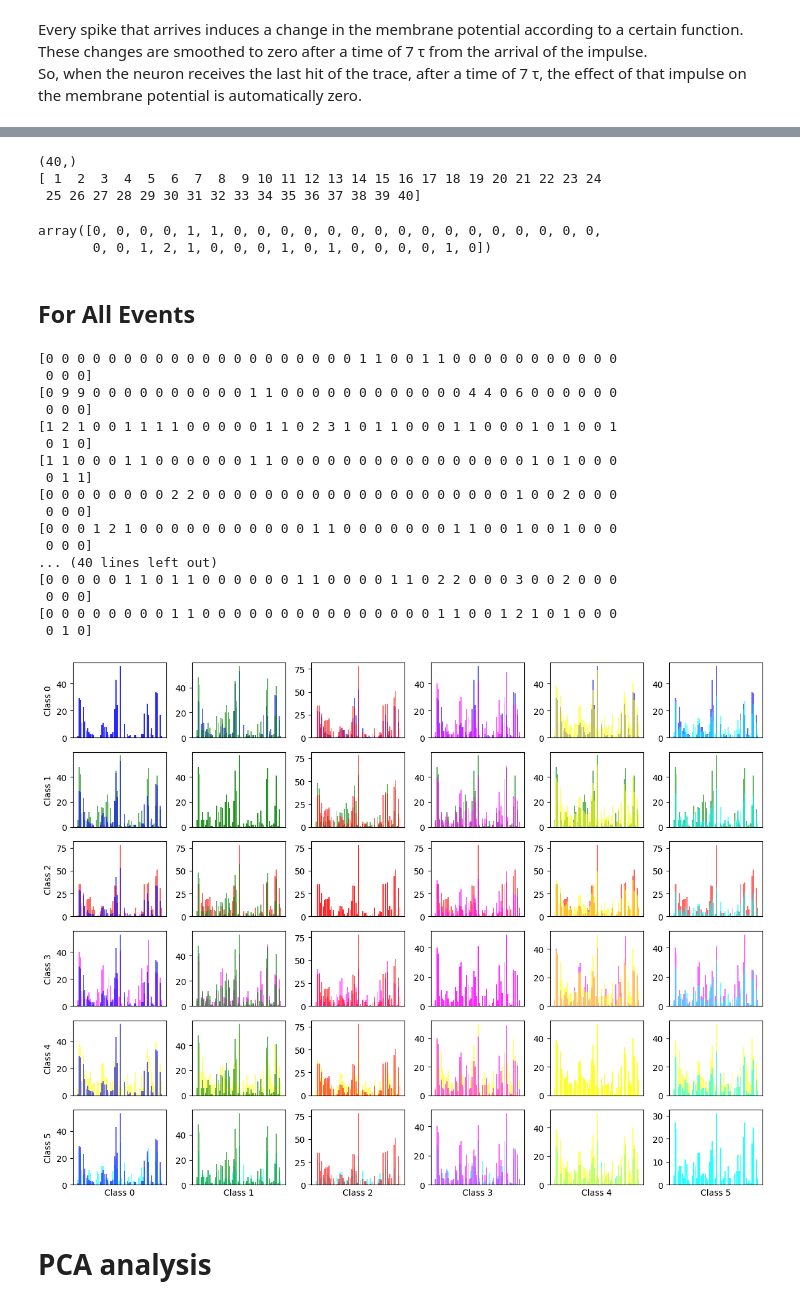
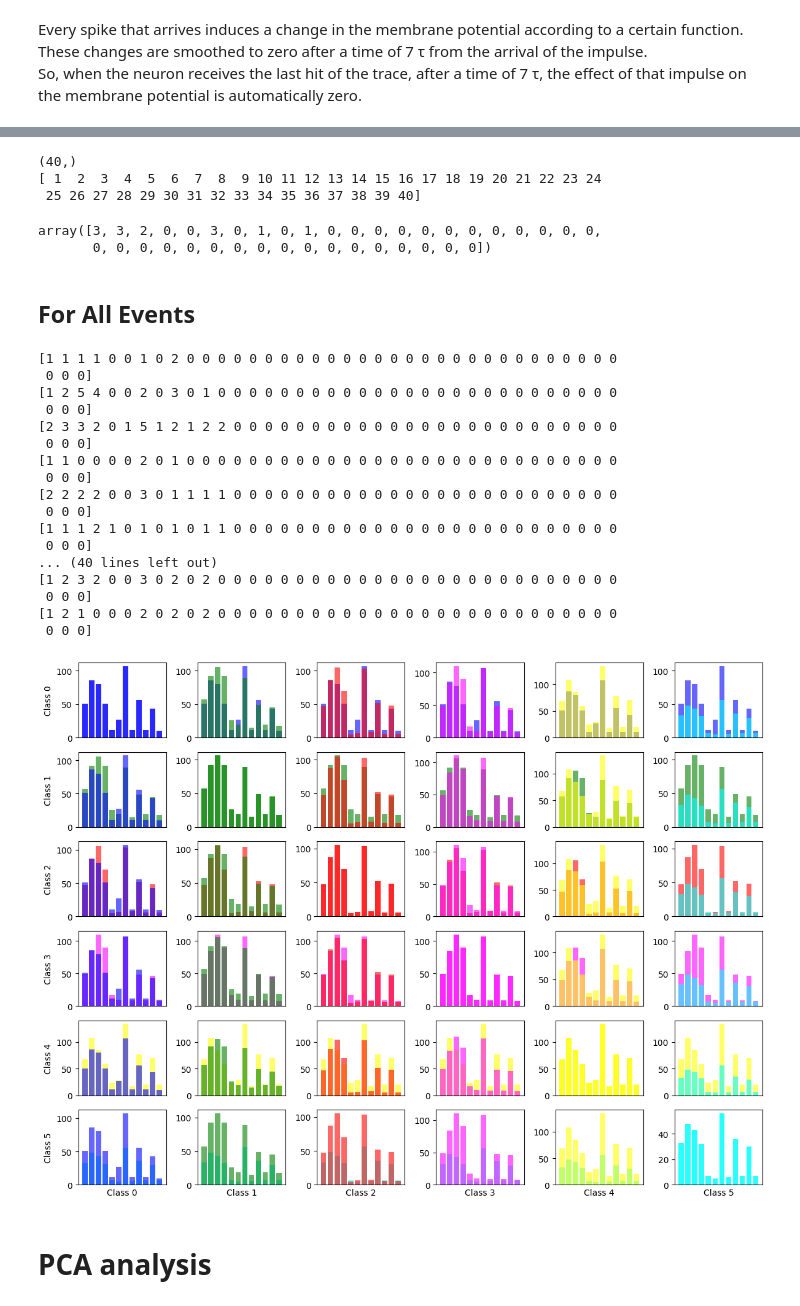
Before and after one commit to Fabiocufino/CMS-SpikingNeuralNetwork, a Jupyter notebook: Code/KNN.ipynb, the cells around one changed output, grey strips where cells are left out. Cells and saved outputs as stored; diff of their text form; code cells hidden in the pictures.

```diff
--- a/Code/KNN.ipynb
+++ b/Code/KNN.ipynb
@@ -4,7 +4,7 @@ import numpy as np
 import pandas as pd
 import matplotlib.pyplot as plt
 # %%
-data_pd = pd.read_csv('/Users/Fabio/Desktop/CMS-SpikingNeuralNetwork/Code/NL0=30_NL1=30_NCl=6_CF01=0.80_CFI0=0.80_CFI1=0.80_alfa=1.00_output.csv') #NEW WORKs
+data_pd = pd.read_csv('/Users/Fabio/Desktop/CMS-SpikingNeuralNetwork/Code/MODE/CSV/NL0=6_NL1=6_NCl=6_CF01=1.00_CFI0=1.00_CFI1=1.00_alfa=0.25_output.csv') #NEW WORKs
 # data_pd = pd.read_csv("NL0=20_NL1=20_NCl=6_CF01=1.00_CFI0=1.00_CFI1=1.00_alfa=0.90_output.csv") #OLD WORKS
 data_pd.describe()
 # %% [output]
@@ -53,6 +52,6 @@ plt.axhline(0, c = 'r')
 # %% [markdown]
 ## Looking at one single event
 # %%
-N_EV = np.unique(data['Event'][data['Pclass'] == 5])[-11]
+N_EV = np.unique(data['Event'][data['Pclass'] == 5])[-6]
 N_EV
 # %% [output]
@@ -139,8 +135,8 @@ hist_y
 (40,)
 [ 1  2  3  4  5  6  7  8  9 10 11 12 13 14 15 16 17 18 19 20 21 22 23 24
  25 26 27 28 29 30 31 32 33 34 35 36 37 38 39 40]
-array([0, 0, 0, 0, 1, 1, 0, 0, 0, 0, 0, 0, 0, 0, 0, 0, 0, 0, 0, 0, 0, 0,
-       0, 0, 1, 2, 1, 0, 0, 0, 1, 0, 1, 0, 0, 0, 0, 1, 0])
+array([3, 3, 2, 0, 0, 3, 0, 1, 0, 1, 0, 0, 0, 0, 0, 0, 0, 0, 0, 0, 0, 0,
+       0, 0, 0, 0, 0, 0, 0, 0, 0, 0, 0, 0, 0, 0, 0, 0, 0])
 # %% [markdown]
 ## For All Events
 # %%
@@ -183,25 +179,25 @@ N_EV_class5 = np.unique(data['Event'][data['Pclass'] == 5])
 for EV in N_EV_class5:
     print(get_hist_neuron(EV, data,40))
 # %% [output]
-[0 0 0 0 0 0 0 0 0 0 0 0 0 0 0 0 0 0 0 0 1 1 0 0 1 1 0 0 0 0 0 0 0 0 0 0 0
+[1 1 1 1 0 0 1 0 2 0 0 0 0 0 0 0 0 0 0 0 0 0 0 0 0 0 0 0 0 0 0 0 0 0 0 0 0
  0 0 0]
-[0 9 9 0 0 0 0 0 0 0 0 0 0 1 1 0 0 0 0 0 0 0 0 0 0 0 0 4 4 0 6 0 0 0 0 0 0
+[1 2 5 4 0 0 2 0 3 0 1 0 0 0 0 0 0 0 0 0 0 0 0 0 0 0 0 0 0 0 0 0 0 0 0 0 0
  0 0 0]
-[1 2 1 0 0 1 1 1 1 0 0 0 0 0 1 1 0 2 3 1 0 1 1 0 0 0 1 1 0 0 0 1 0 1 0 0 1
- 0 1 0]
-[1 1 0 0 0 1 1 0 0 0 0 0 0 1 1 0 0 0 0 0 0 0 0 0 0 0 0 0 0 0 0 1 0 1 0 0 0
- 0 1 1]
-[0 0 0 0 0 0 0 0 2 2 0 0 0 0 0 0 0 0 0 0 0 0 0 0 0 0 0 0 0 0 1 0 0 2 0 0 0
+[2 3 3 2 0 1 5 1 2 1 2 2 0 0 0 0 0 0 0 0 0 0 0 0 0 0 0 0 0 0 0 0 0 0 0 0 0
  0 0 0]
-[0 0 0 1 2 1 0 0 0 0 0 0 0 0 0 0 0 1 1 0 0 0 0 0 0 0 1 1 0 0 1 0 0 1 0 0 0
+[1 1 0 0 0 0 2 0 1 0 0 0 0 0 0 0 0 0 0 0 0 0 0 0 0 0 0 0 0 0 0 0 0 0 0 0 0
+ 0 0 0]
+[2 2 2 2 0 0 3 0 1 1 1 1 0 0 0 0 0 0 0 0 0 0 0 0 0 0 0 0 0 0 0 0 0 0 0 0 0
+ 0 0 0]
+[1 1 1 2 1 0 1 0 1 0 1 1 0 0 0 0 0 0 0 0 0 0 0 0 0 0 0 0 0 0 0 0 0 0 0 0 0
  0 0 0]
 ... (40 lines left out)
-[0 0 0 0 0 1 1 0 1 1 0 0 0 0 0 0 1 1 0 0 0 0 1 1 0 2 2 0 0 0 3 0 0 2 0 0 0
+[1 2 3 2 0 0 3 0 2 0 2 0 0 0 0 0 0 0 0 0 0 0 0 0 0 0 0 0 0 0 0 0 0 0 0 0 0
  0 0 0]
-[0 0 0 0 0 0 0 0 1 1 0 0 0 0 0 0 0 0 0 0 0 0 0 0 0 1 1 0 0 1 2 1 0 1 0 0 0
- 0 1 0]
+[1 2 1 0 0 0 2 0 2 0 2 0 0 0 0 0 0 0 0 0 0 0 0 0 0 0 0 0 0 0 0 0 0 0 0 0 0
+ 0 0 0]
 # %%
-N_NEUR = 60
+N_NEUR = 12
 
 hist0 = np.zeros(N_NEUR)
 hist1 = np.zeros(N_NEUR)
@@ -250,34 +246,34 @@ for EV in N_EV_class4:
 for EV in N_EV_class5:
     hist5 = hist5 + get_hist_neuron(EV, data,N_NEUR)
     H5.append(get_hist_neuron(EV, data,N_NEUR))
 
 
 HISTS = [hist0, hist1, hist2, hist3, hist4, hist5]
 HISTS = np.array(HISTS)
 
 COLORS = ['b', 'g', 'r', 'magenta', 'yellow', 'cyan']
 
 #Now create a matrix plot comparing hist_i and hist_j
 plt.subplots(6,6, figsize=(12,9))
 for i in range(6):
     for j in range(6):
         plt.subplot(6,6,6*i+j+1)
         plt.bar(np.arange(len(HISTS[i])),HISTS[i], color = COLORS[i], alpha = 0.6)
         plt.bar(np.arange(len(HISTS[j])),HISTS[j], color = COLORS[j], alpha = 0.6)
         plt.xticks([])
 
         #I want the labels only on the right and on the top
         if j == 0:
             plt.ylabel('Class {}'.format(i))
         if i == 5:
             plt.xlabel('Class {}'.format(j))
         #plot the axes on every histo
 
 
 
 plt.tight_layout()
 # %% [output]
-[figure, old version]
+[figure, new version]
 # %% [markdown]
 # PCA analysis
 # %%
```
Also changed, not shown: parts of 13 cells of this notebook, 27 other files.
